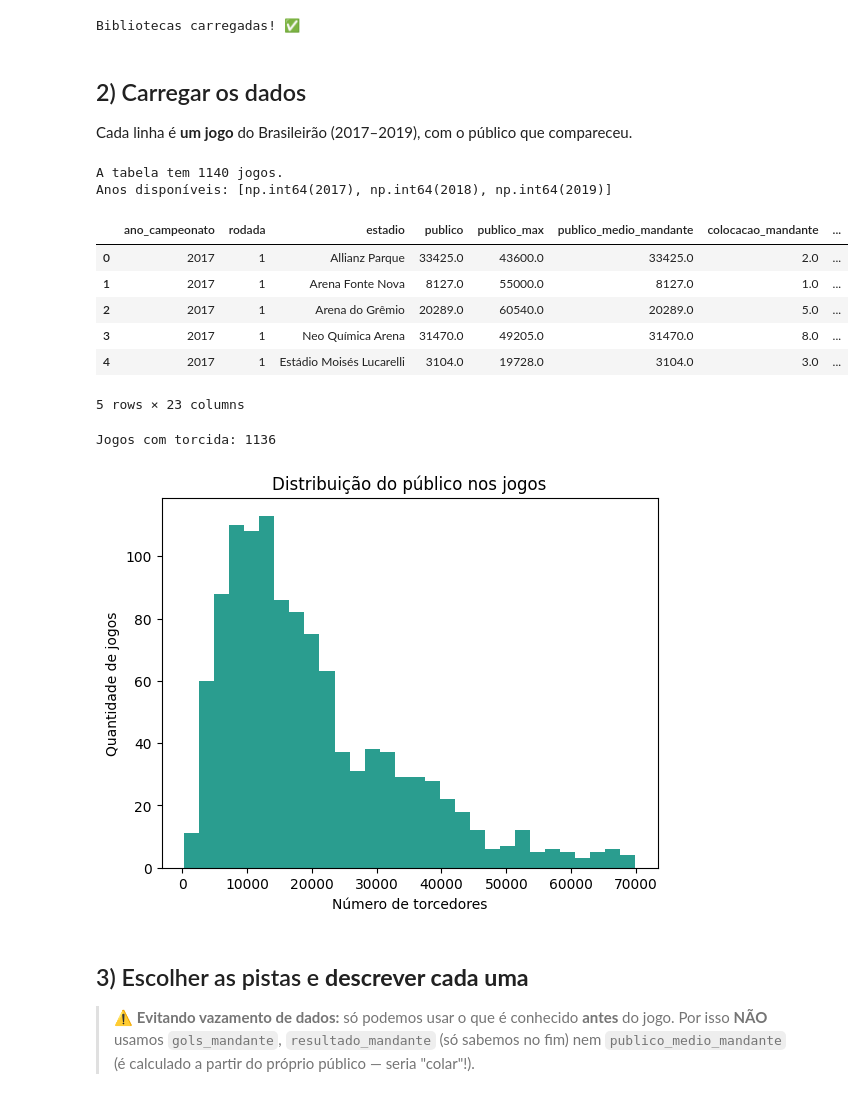
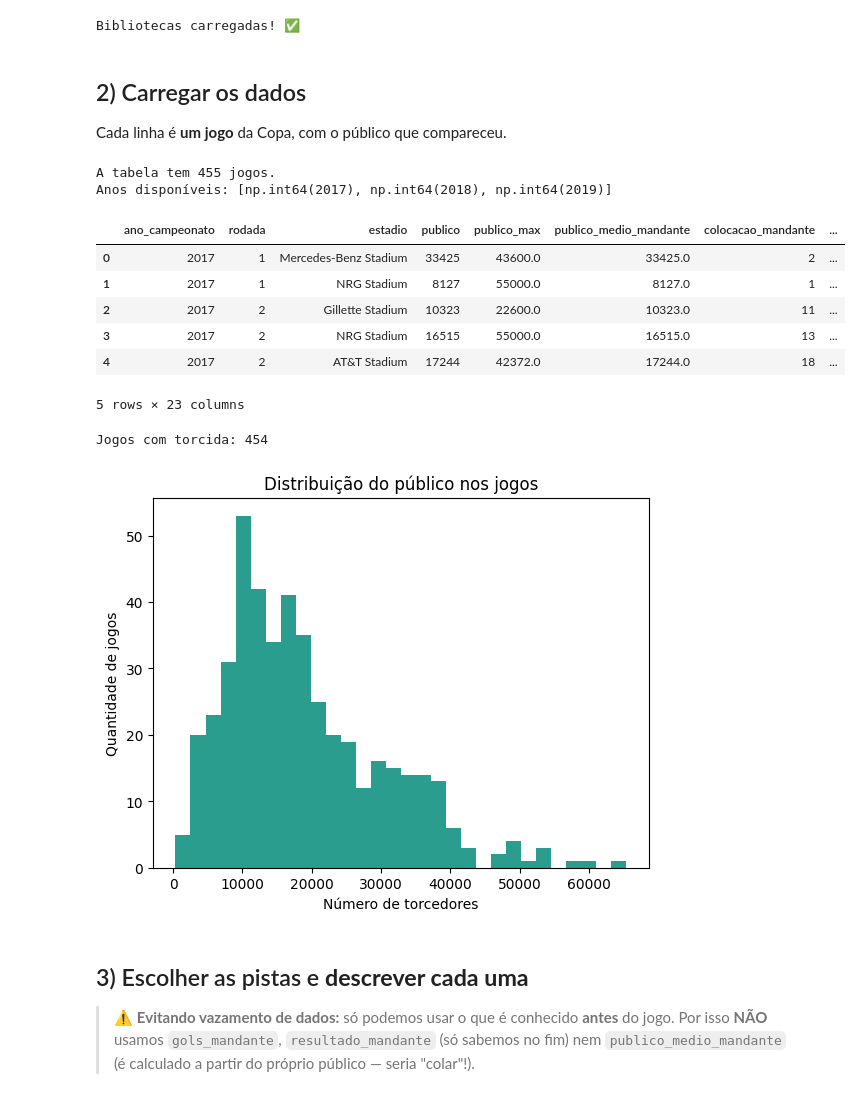
Before and after one commit to paulamacaira/IA-na-Copa---Minicurso-2026, a Jupyter notebook: Projeto 5 Publico Estadio/Projeto 5 Publico Estadio.ipynb, the cells around one changed output. Saved outputs shown, nothing was run; the diff lists cells and outputs as text; code cells hidden in the pictures.

```diff
--- a/Projeto 5 Publico Estadio/Projeto 5 Publico Estadio.ipynb
+++ b/Projeto 5 Publico Estadio/Projeto 5 Publico Estadio.ipynb
@@ -32,22 +32,22 @@ print("Bibliotecas carregadas! ✅")
 Bibliotecas carregadas! ✅
 # %% [markdown]
 ## 2) Carregar os dados
-Cada linha é **um jogo** do Brasileirão (2017–2019), com o público que compareceu.
+Cada linha é **um jogo** da Copa, com o público que compareceu.
 # %%
-CAMINHO = "https://raw.githubusercontent.com/paulamacaira/IA-na-Copa---Minicurso-2026/main/dados/publico_brasileirao.csv"
+CAMINHO = "https://raw.githubusercontent.com/paulamacaira/IA-na-Copa---Minicurso-2026/main/dados/publico_copa.csv"
 df = pd.read_csv(CAMINHO)
 print("A tabela tem", df.shape[0], "jogos.")
 print("Anos disponíveis:", sorted(df["ano_campeonato"].unique()))
 df.head()
 # %% [output]
-A tabela tem 1140 jogos.
+A tabela tem 455 jogos.
 Anos disponíveis: [np.int64(2017), np.int64(2018), np.int64(2019)]
 |  | ano_campeonato | rodada | estadio | publico | publico_max | publico_medio_mandante | colocacao_mandante | ... |
-| 0 | 2017 | 1 | Allianz Parque | 33425.0 | 43600.0 | 33425.0 | 2.0 | ... |
-| 1 | 2017 | 1 | Arena Fonte Nova | 8127.0 | 55000.0 | 8127.0 | 1.0 | ... |
-| 2 | 2017 | 1 | Arena do Grêmio | 20289.0 | 60540.0 | 20289.0 | 5.0 | ... |
-| 3 | 2017 | 1 | Neo Química Arena | 31470.0 | 49205.0 | 31470.0 | 8.0 | ... |
-| 4 | 2017 | 1 | Estádio Moisés Lucarelli | 3104.0 | 19728.0 | 3104.0 | 3.0 | ... |
+| 0 | 2017 | 1 | Mercedes-Benz Stadium | 33425 | 43600.0 | 33425.0 | 2 | ... |
+| 1 | 2017 | 1 | NRG Stadium | 8127 | 55000.0 | 8127.0 | 1 | ... |
+| 2 | 2017 | 2 | Gillette Stadium | 10323 | 22600.0 | 10323.0 | 11 | ... |
+| 3 | 2017 | 2 | NRG Stadium | 16515 | 55000.0 | 16515.0 | 13 | ... |
+| 4 | 2017 | 2 | AT&T Stadium | 17244 | 42372.0 | 17244.0 | 18 | ... |
 5 rows × 23 columns
 # %%
 # Alguns jogos de 2020/2021 tiveram portões fechados (pandemia): público = 0.
@@ -61,8 +61,8 @@ plt.xlabel("Número de torcedores")
 plt.ylabel("Quantidade de jogos")
 plt.show()
 # %% [output]
-Jogos com torcida: 1136
+Jogos com torcida: 454
-[figure, old version]
+[figure, new version]
 # %% [markdown]
 ## 3) Escolher as pistas e **descrever cada uma**
 > ⚠️ **Evitando vazamento de dados:** só podemos usar o que é conhecido **antes** do jogo. Por isso **NÃO** usamos `gols_mandante`, `resultado_mandante` (só sabemos no fim) nem `publico_medio_mandante` (é calculado a partir do próprio público — seria "colar"!).
```
Also changed, not shown: parts of 7 cells of this notebook.
